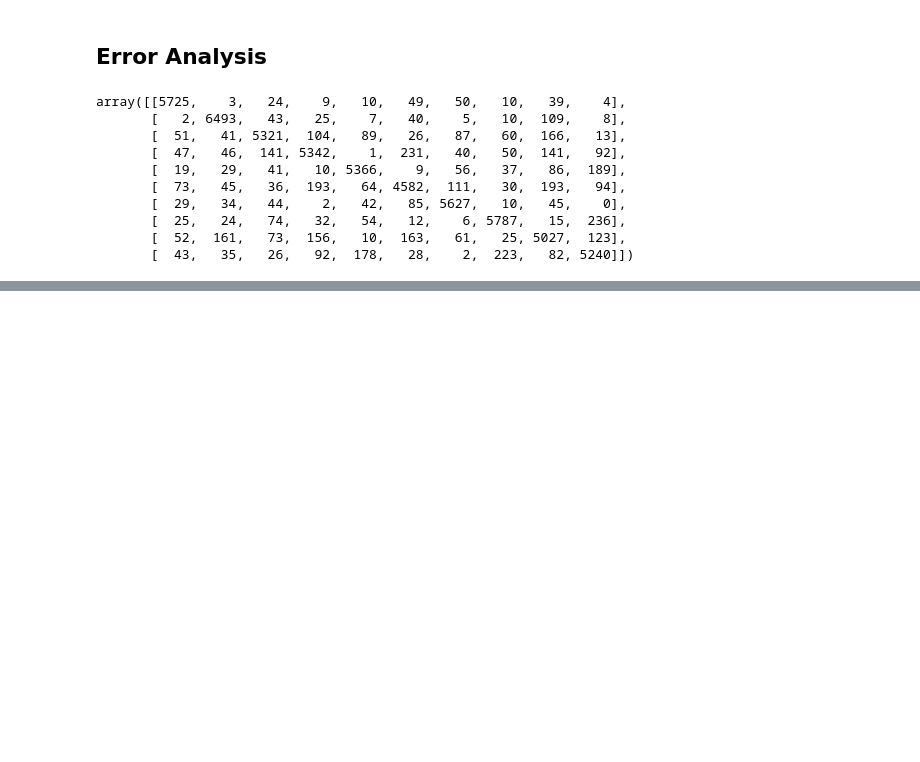
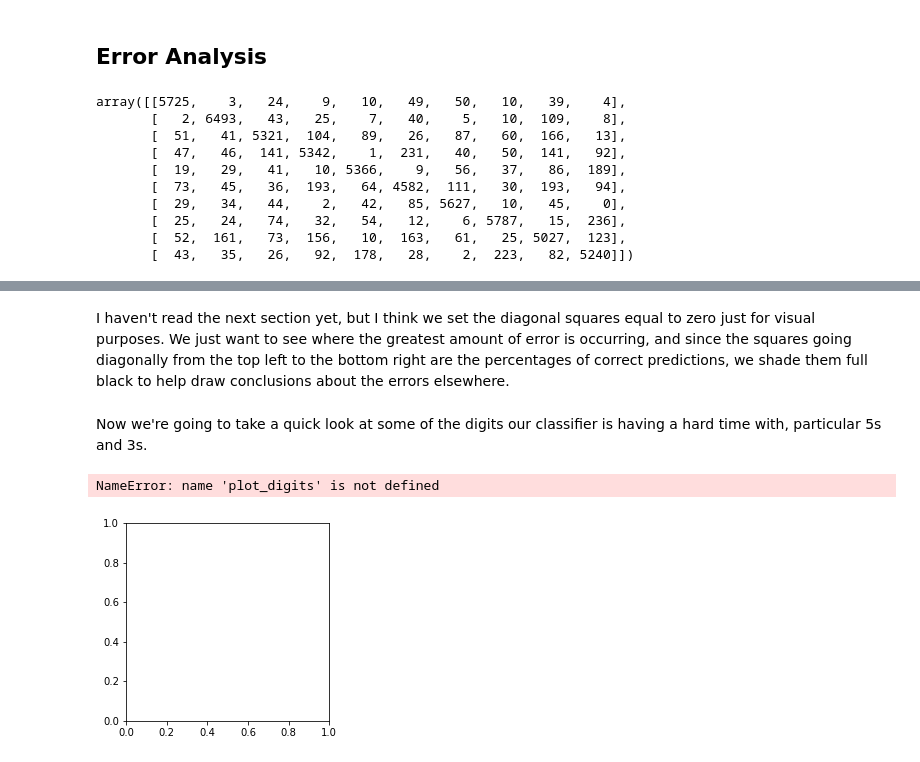
Before and after one commit to kurtrm/ml_projects, a Jupyter notebook: MNIST.ipynb, the cells around one changed output, grey strips where cells are left out. Saved outputs shown, nothing was run; the diff lists cells and outputs as text; code cells hidden in the pictures; blank space fills up the shorter version.

```diff
--- a/MNIST.ipynb
+++ b/MNIST.ipynb
@@ -456,0 +493,20 @@ array([[5725,    3,   24,    9,   10,   49,   50,   10,   39,    4],
+# %% [markdown]
+I haven't read the next section yet, but I think we set the diagonal squares equal to zero just for visual purposes. We just want to see where the greatest amount of error is occurring, and since the squares going diagonally from the top left to the bottom right are the percentages of correct predictions, we shade them full black to help draw conclusions about the errors elsewhere.
+# %% [markdown]
+ Now we're going to take a quick look at some of the digits our classifier is having a hard time with, particular 5s and 3s.
+# %%
+cl_a, cl_b = 3, 5
+
+x_aa = X_train[(y_train == cl_a) & (y_train_pred == cl_a)]
+x_ab = X_train[(y_train == cl_a) & (y_train_pred == cl_b)]
+x_ba = X_train[(y_train == cl_b) & (y_train_pred == cl_a)]
+x_bb = X_train[(y_train == cl_b) & (y_train_pred == cl_b)]
+
+plt.figure(figsize=(8, 8))
+plt.subplot(221); plot_digits(X_aa[:25], images_per_row=5)
+plt.subplot(222); plot_digits(X_ab[:25], images_per_row=5)
+plt.subplot(223); plot_digits(X_ba[:25], images_per_row=5)
+plt.subplot(224); plot_digits(X_bb[:25], images_per_row=5)
+# %% [output]
+NameError: name 'plot_digits' is not defined
+[figure, added]
```
Also changed, not shown: parts of 4 cells of this notebook.
